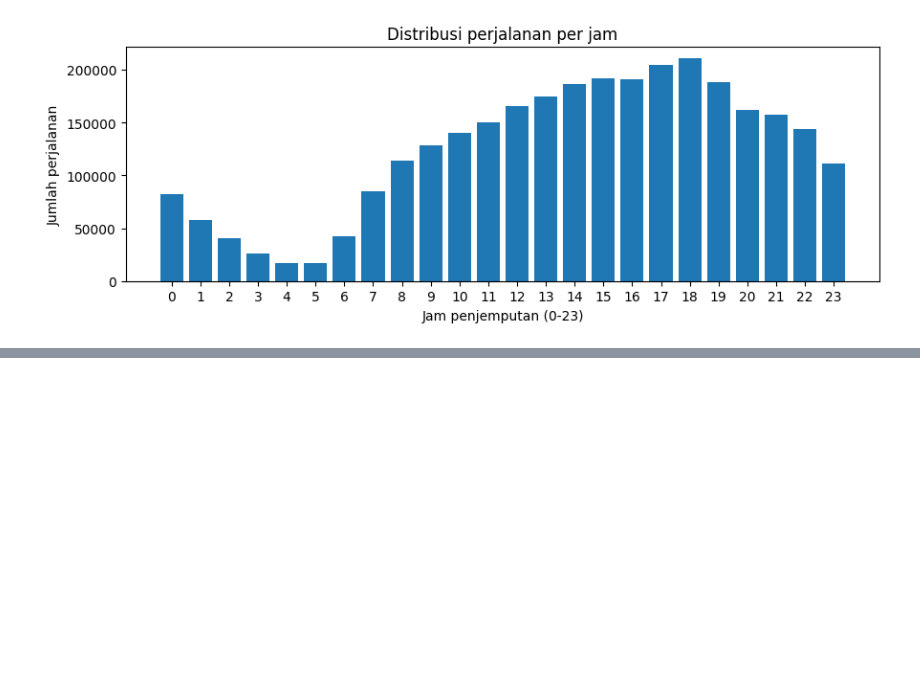
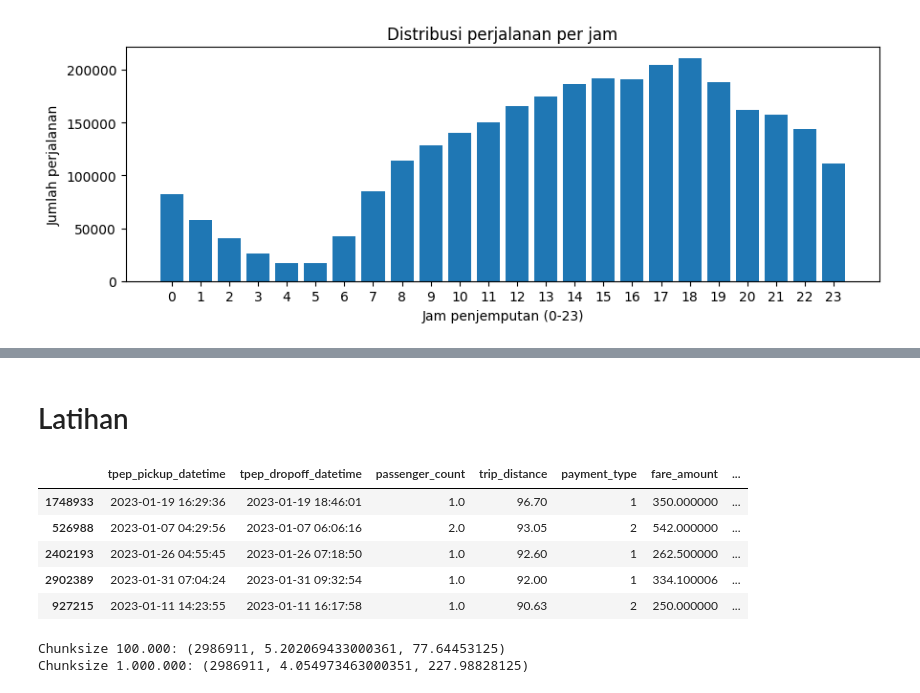
Before and after one commit to Bilra-Hkr/BigData26_B_2411533007_DerielChaerahman, a Jupyter notebook: Praktikum1/BD_B_P01_2411533007_DerielChaerahman.ipynb, the cells around one changed output, grey strips where cells are left out. Saved outputs shown, nothing was run; the diff lists cells and outputs as text; code cells hidden in the pictures; blank space fills up the shorter version.

```diff
--- a/Praktikum1/BD_B_P01_2411533007_DerielChaerahman.ipynb
+++ b/Praktikum1/BD_B_P01_2411533007_DerielChaerahman.ipynb
@@ -433,0 +608,43 @@ plt.show()
+# %% [markdown]
+# Latihan
+# %%
+# latihan 1
+# Mengambil 5 perjalanan dengan trip_distance terbesar
+top5_distance = (
+    bersih
+    .nlargest(5, "trip_distance")
+)
+
+top5_distance
+# %% [output]
+|  | tpep_pickup_datetime | tpep_dropoff_datetime | passenger_count | trip_distance | payment_type | fare_amount | ... |
+| 1748933 | 2023-01-19 16:29:36 | 2023-01-19 18:46:01 | 1.0 | 96.70 | 1 | 350.000000 | ... |
+| 526988 | 2023-01-07 04:29:56 | 2023-01-07 06:06:16 | 2.0 | 93.05 | 2 | 542.000000 | ... |
+| 2402193 | 2023-01-26 04:55:45 | 2023-01-26 07:18:50 | 1.0 | 92.60 | 1 | 262.500000 | ... |
+| 2902389 | 2023-01-31 07:04:24 | 2023-01-31 09:32:54 | 1.0 | 92.00 | 1 | 334.100006 | ... |
+| 927215 | 2023-01-11 14:23:55 | 2023-01-11 16:17:58 | 1.0 | 90.63 | 2 | 250.000000 | ... |
+# %%
+# latihan 2
+def uji_chunk(chunksize):
+    start = time.perf_counter()
+    rss_awal = proses.memory_info().rss / 1024**2
+
+    total_baris = 0
+
+    for chunk in pd.read_csv(CSV, chunksize=chunksize):
+        total_baris += len(chunk)
+
+    waktu = time.perf_counter() - start
+    rss_akhir = proses.memory_info().rss / 1024**2
+
+    return total_baris, waktu, rss_akhir - rss_awal
+
+
+hasil_100k = uji_chunk(100_000)
+hasil_1jt = uji_chunk(1_000_000)
+
+print("Chunksize 100.000:", hasil_100k)
+print("Chunksize 1.000.000:", hasil_1jt)
+# %% [output]
+Chunksize 100.000: (2986911, 5.202069433000361, 77.64453125)
+Chunksize 1.000.000: (2986911, 4.054973463000351, 227.98828125)
```
Also changed, not shown: parts of 20 cells of this notebook.
